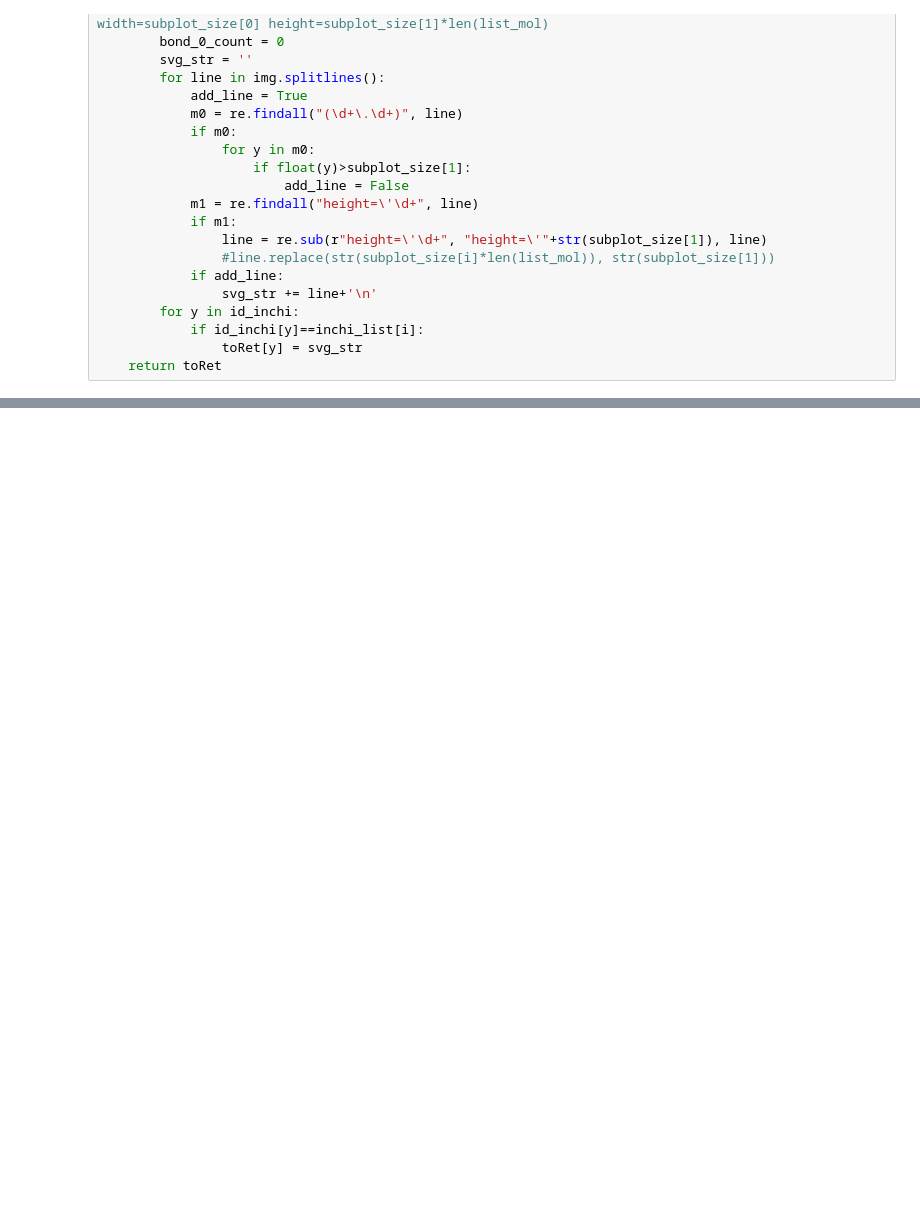
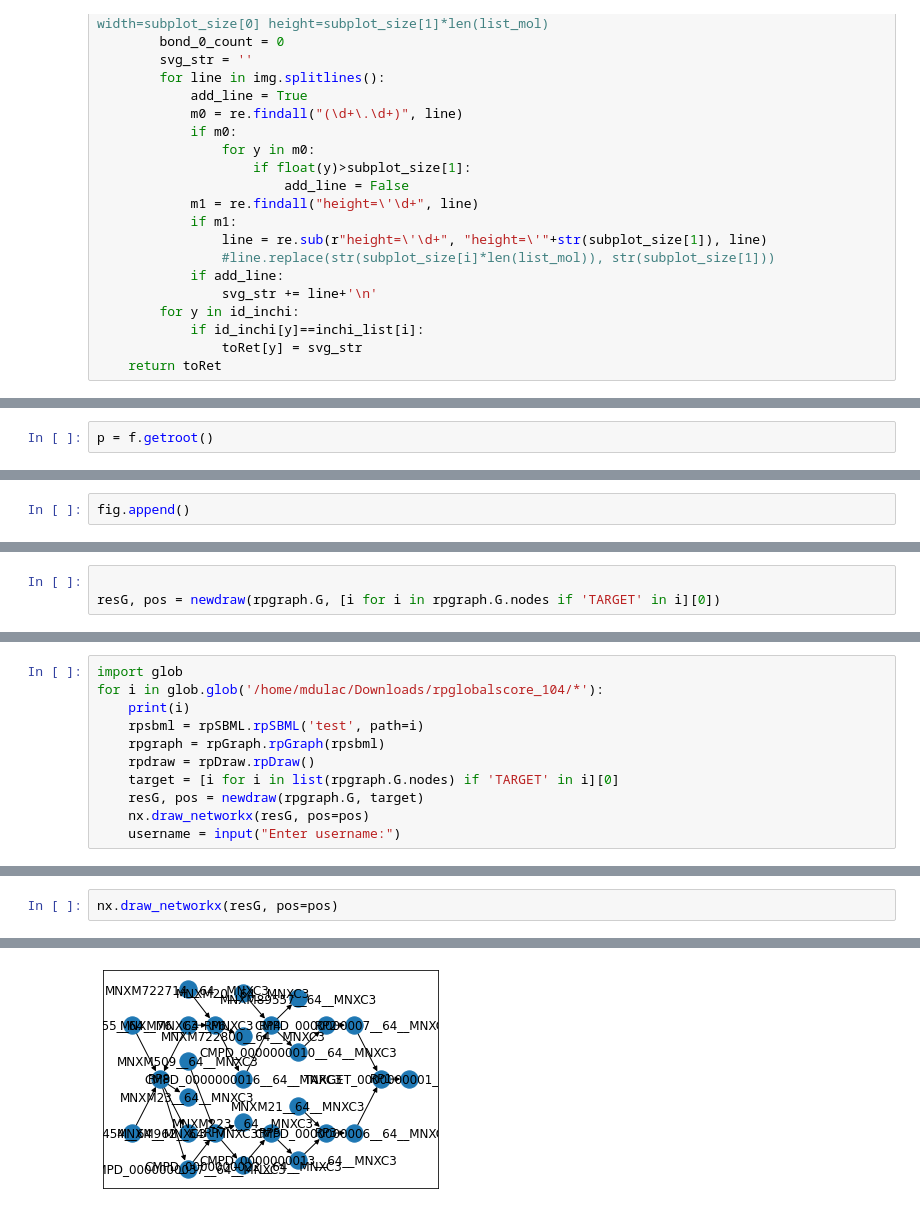
Before and after one commit to Melclic/metaxime, a Jupyter notebook: dev_svg.ipynb, the cells around one changed output, grey strips where cells are left out. Drawn from its saved outputs; the diff is of its cells as text; blank space fills up the shorter version.

```diff
--- a/dev_svg.ipynb
+++ b/dev_svg.ipynb
@@ -349,0 +467,2 @@ SyntaxError: invalid syntax (<ipython-input-131-8f89ec181897>, line 1)
+# %%
+p = f.getroot()
@@ -350,3 +473,5 @@ SyntaxError: invalid syntax (<ipython-input-131-8f89ec181897>, line 1)
+# %%
+fig.append()
 # %%
 def graph_svg(G,
               target,
@@ -525,0 +833,3 @@ def graph_svg(G,
+# %%
+
+resG, pos = newdraw(rpgraph.G, [i for i in rpgraph.G.nodes if 'TARGET' in i][0])
@@ -525,0 +877,11 @@ def graph_svg(G,
+# %%
+import glob
+for i in glob.glob('/home/mdulac/Downloads/rpglobalscore_104/*'):
+    print(i)
+    rpsbml = rpSBML.rpSBML('test', path=i)
+    rpgraph = rpGraph.rpGraph(rpsbml)
+    rpdraw = rpDraw.rpDraw()
+    target = [i for i in list(rpgraph.G.nodes) if 'TARGET' in i][0]
+    resG, pos = newdraw(rpgraph.G, target)
+    nx.draw_networkx(resG, pos=pos)
+    username = input("Enter username:")
@@ -525,0 +908,3 @@ def graph_svg(G,
+# %%
+nx.draw_networkx(resG, pos=pos)
+# %% [output]
@@ -525,0 +928 @@ def graph_svg(G,
+[figure, added]
```
Also changed, not shown: parts of 32 cells of this notebook, 2 other files.
